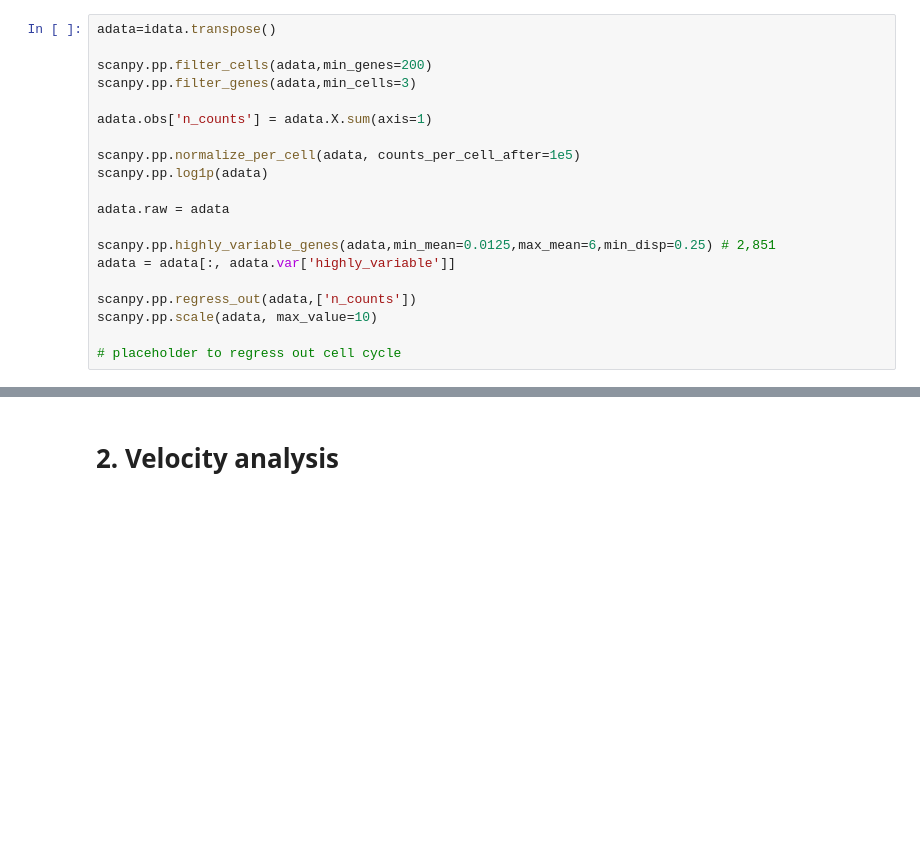
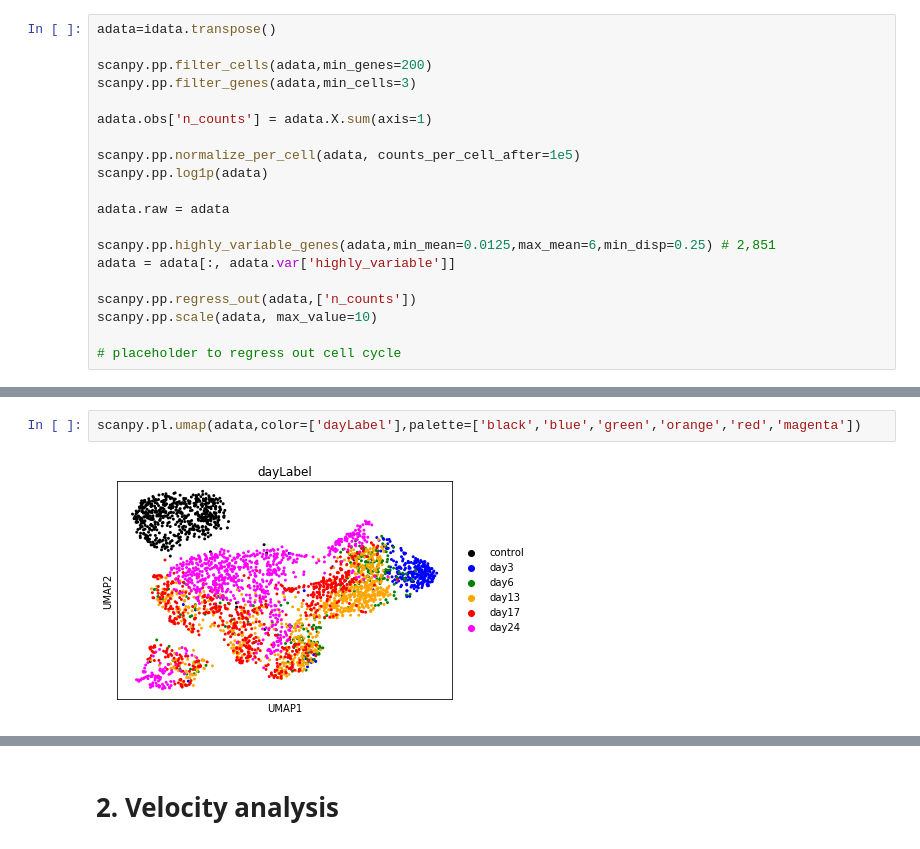
Before and after one commit to adelomana/malko, a Jupyter notebook: velocyto/vinicius_flow.ipynb, the cells around one changed output, grey strips where cells are left out. Drawn from its saved outputs; the diff is of its cells as text; blank space fills up the shorter version.

```diff
--- a/velocyto/vinicius_flow.ipynb
+++ b/velocyto/vinicius_flow.ipynb
@@ -35,2 +76,6 @@ scanpy.pl.umap(adata,color=['louvain'],palette='Set3')
 [figure]
+# %%
+scanpy.pl.umap(adata,color=['dayLabel'],palette=['black','blue','green','orange','red','magenta'])
+# %% [output]
+[figure, added]
 # %%
```
Also changed, not shown: parts of 33 cells of this notebook, 16 other files.
